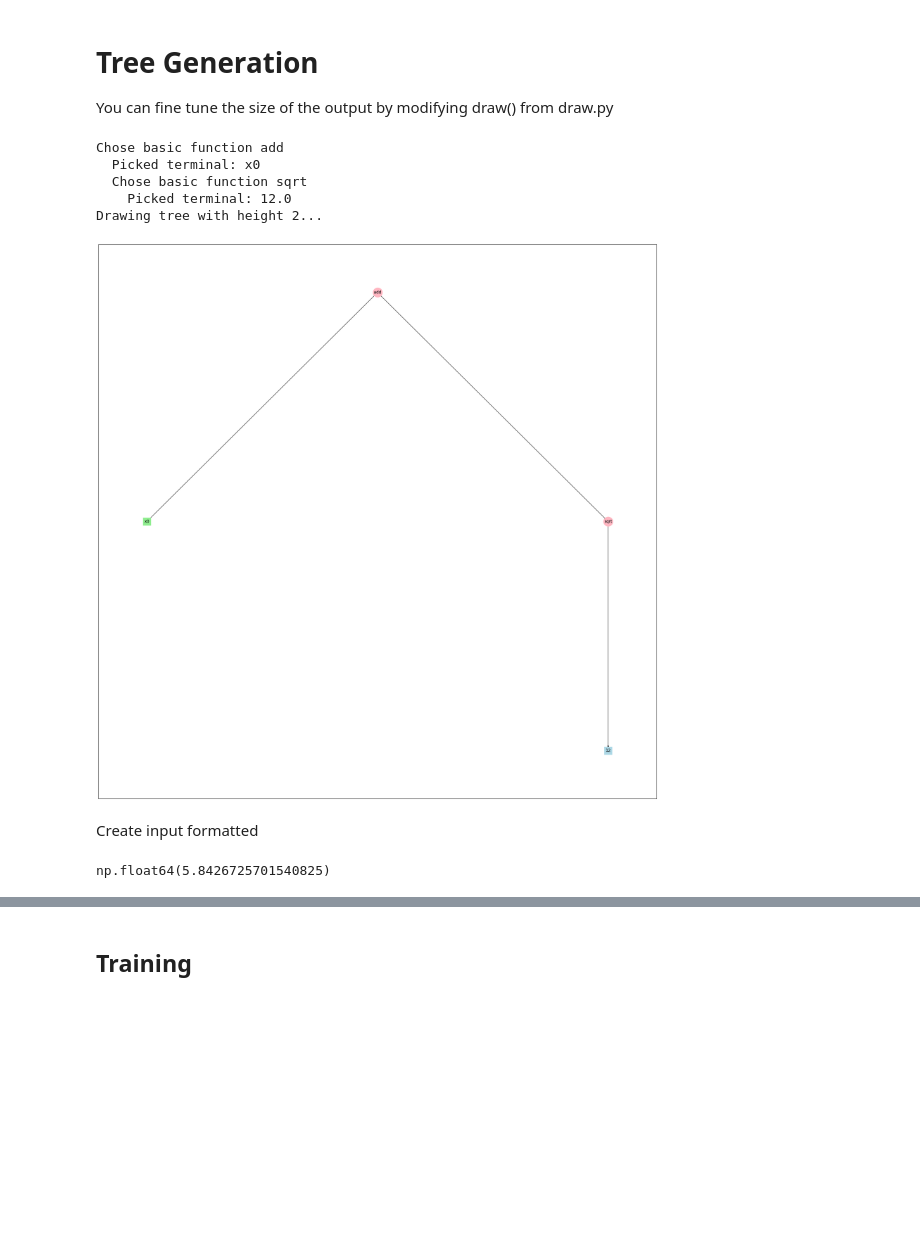
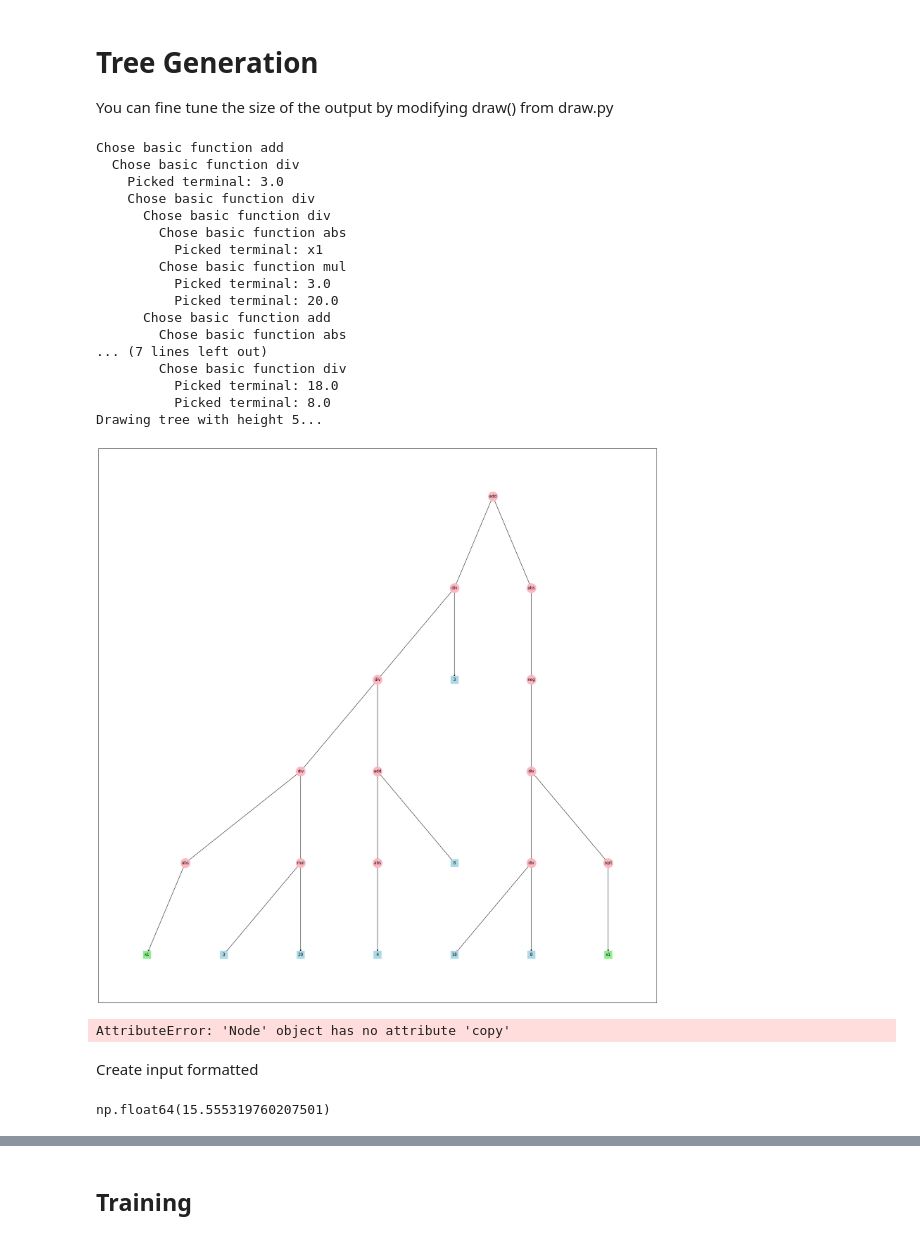
Before and after one commit to FabioGigante00/CI2024_project-work, a Jupyter notebook: symreg_user.ipynb, the cells around one changed output, grey strips where cells are left out. Drawn from its saved outputs; the diff is of its cells as text; code cells hidden in the pictures; blank space fills up the shorter version.

```diff
--- a/symreg_user.ipynb
+++ b/symreg_user.ipynb
@@ -209,23 +281,39 @@ You can fine tune the size of the output by modifying draw() from draw.py
 # %%
 from utils.terminal_constants import crammed_constants
 
-height = 3
+height = 5
 initialized = generate_random_tree(height, 0.2, terminal_list, constants=crammed_constants, p_pick_constant=0.4, p_cut_tree=0.2, verbose=True)
 initialized.draw()
 # %% [output]
 Chose basic function add
-  Picked terminal: x0
-  Chose basic function sqrt
-    Picked terminal: 12.0
-Drawing tree with height 2...
+  Chose basic function div
+    Picked terminal: 3.0
+    Chose basic function div
+      Chose basic function div
+        Chose basic function abs
+          Picked terminal: x1
+        Chose basic function mul
+          Picked terminal: 3.0
+          Picked terminal: 20.0
+      Chose basic function add
+        Chose basic function abs
+... (7 lines left out)
+        Chose basic function div
+          Picked terminal: 18.0
+          Picked terminal: 8.0
+Drawing tree with height 5...
-[figure, old version]
+[figure, new version]
+# %%
+collaps_mutation(initialized, terminal_list, constants=crammed_constants, p_pick_constant=0.4, pc=0.2, verbose=True).draw()
+# %% [output]
+AttributeError: 'Node' object has no attribute 'copy'
 # %% [markdown]
 Create input formatted
 # %%
 vars = {'x'+str(i): input[:,0][i] for i in range(input.shape[0])}
 initialized(**vars)
 # %% [output]
-np.float64(5.8426725701540825)
+np.float64(15.555319760207501)
 # %%
 # Fitness
 def fitness(mytree, vars, labels):
```
Also changed, not shown: parts of 2 cells of this notebook, 1 other file.
